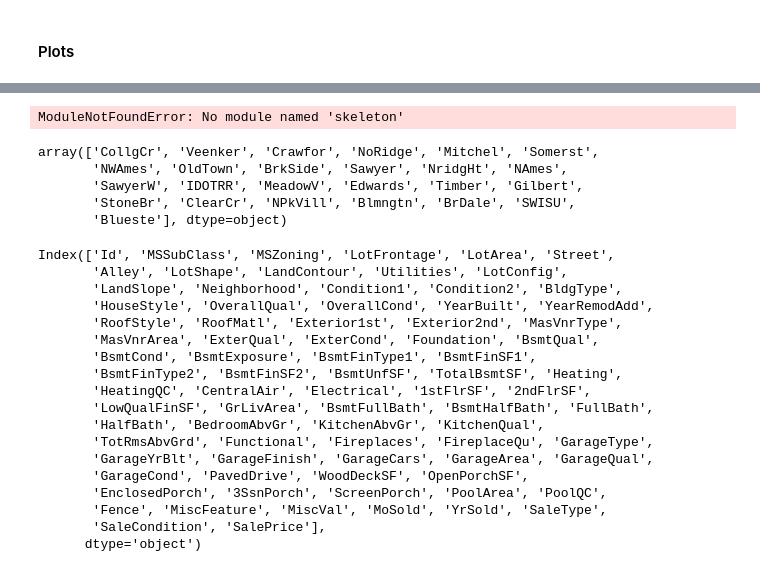
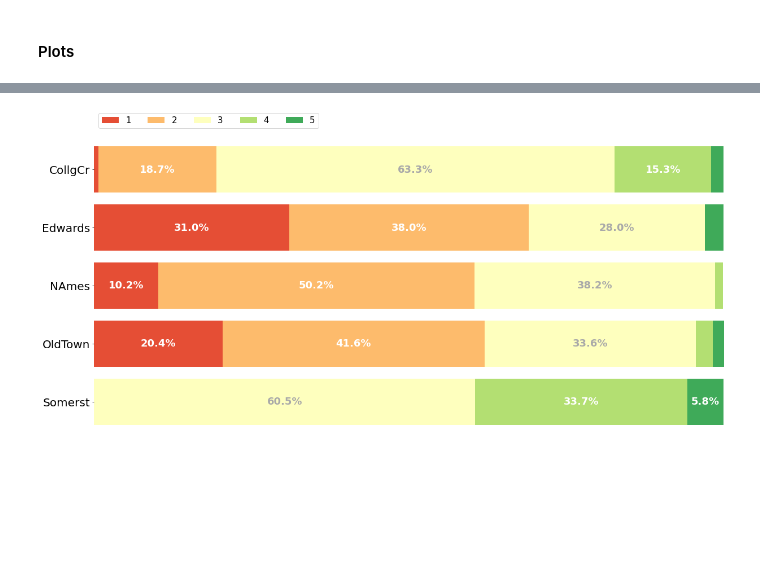
Before and after one commit to ismaelcv/skeleton, a Jupyter notebook: notebooks/plot_execution.ipynb, the cells around one changed output, grey strips where cells are left out. Drawn from its saved outputs; the diff is of its cells as text; code cells hidden in the pictures; blank space fills up the shorter version.

Commit message:
add last changes to bar graph

```diff
--- a/notebooks/plot_execution.ipynb
+++ b/notebooks/plot_execution.ipynb
@@ -38,35 +16,18 @@ fig, ax = plt.subplots(figsize=(20, 4 * 2))
-# %%
-from skeleton.plots.barplots import plot_percentage_per_subcategory
-
-plot_percentage_per_subcategory(boston, primary='Neighborhood',sencodary='HouseStyle')
-# %% [output]
-ModuleNotFoundError: No module named 'skeleton'
-# %%
-boston.Neighborhood.unique()
-# %% [output]
-array(['CollgCr', 'Veenker', 'Crawfor', 'NoRidge', 'Mitchel', 'Somerst',
-       'NWAmes', 'OldTown', 'BrkSide', 'Sawyer', 'NridgHt', 'NAmes',
-       'SawyerW', 'IDOTRR', 'MeadowV', 'Edwards', 'Timber', 'Gilbert',
-       'StoneBr', 'ClearCr', 'NPkVill', 'Blmngtn', 'BrDale', 'SWISU',
-       'Blueste'], dtype=object)
-# %%
-boston.columns
-# %% [output]
-Index(['Id', 'MSSubClass', 'MSZoning', 'LotFrontage', 'LotArea', 'Street',
-       'Alley', 'LotShape', 'LandContour', 'Utilities', 'LotConfig',
-       'LandSlope', 'Neighborhood', 'Condition1', 'Condition2', 'BldgType',
-       'HouseStyle', 'OverallQual', 'OverallCond', 'YearBuilt', 'YearRemodAdd',
-       'RoofStyle', 'RoofMatl', 'Exterior1st', 'Exterior2nd', 'MasVnrType',
-       'MasVnrArea', 'ExterQual', 'ExterCond', 'Foundation', 'BsmtQual',
-       'BsmtCond', 'BsmtExposure', 'BsmtFinType1', 'BsmtFinSF1',
-       'BsmtFinType2', 'BsmtFinSF2', 'BsmtUnfSF', 'TotalBsmtSF', 'Heating',
-       'HeatingQC', 'CentralAir', 'Electrical', '1stFlrSF', '2ndFlrSF',
-       'LowQualFinSF', 'GrLivArea', 'BsmtFullBath', 'BsmtHalfBath', 'FullBath',
-       'HalfBath', 'BedroomAbvGr', 'KitchenAbvGr', 'KitchenQual',
-       'TotRmsAbvGrd', 'Functional', 'Fireplaces', 'FireplaceQu', 'GarageType',
-       'GarageYrBlt', 'GarageFinish', 'GarageCars', 'GarageArea', 'GarageQual',
-       'GarageCond', 'PavedDrive', 'WoodDeckSF', 'OpenPorchSF',
-       'EnclosedPorch', '3SsnPorch', 'ScreenPorch', 'PoolArea', 'PoolQC',
-       'Fence', 'MiscFeature', 'MiscVal', 'MoSold', 'YrSold', 'SaleType',
-       'SaleCondition', 'SalePrice'],
-      dtype='object')
+# %%
+from skeleton.plots.barplots import plot_percentage_per_subcategory
+
+primary='Neighborhood'
+secondary='stars'
+
+popular_neighborhoods = boston.groupby('Neighborhood').Id.count() #.index
+popular_neighborhoods = popular_neighborhoods[popular_neighborhoods > 80].index
+
+df = (boston
+    .loc[lambda df: df.Neighborhood.isin(popular_neighborhoods)]
+    .assign(stars = lambda df: df.OverallQual.replace({2:1,3:1,4:1,5:2,6:3,7:3,8:4,9:5,10:5}))
+
+)
+
+plot_percentage_per_subcategory(df,primary,secondary);
+# %% [output]
+[figure, added]
```
Also changed, not shown: parts of 7 cells of this notebook, 1 other file.
